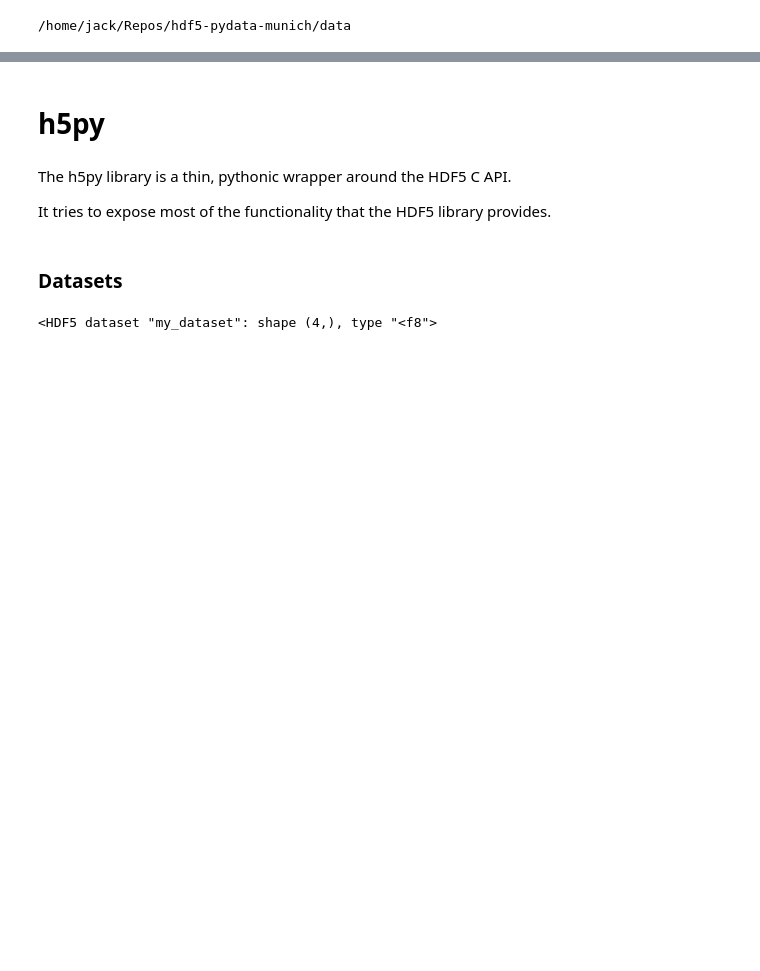
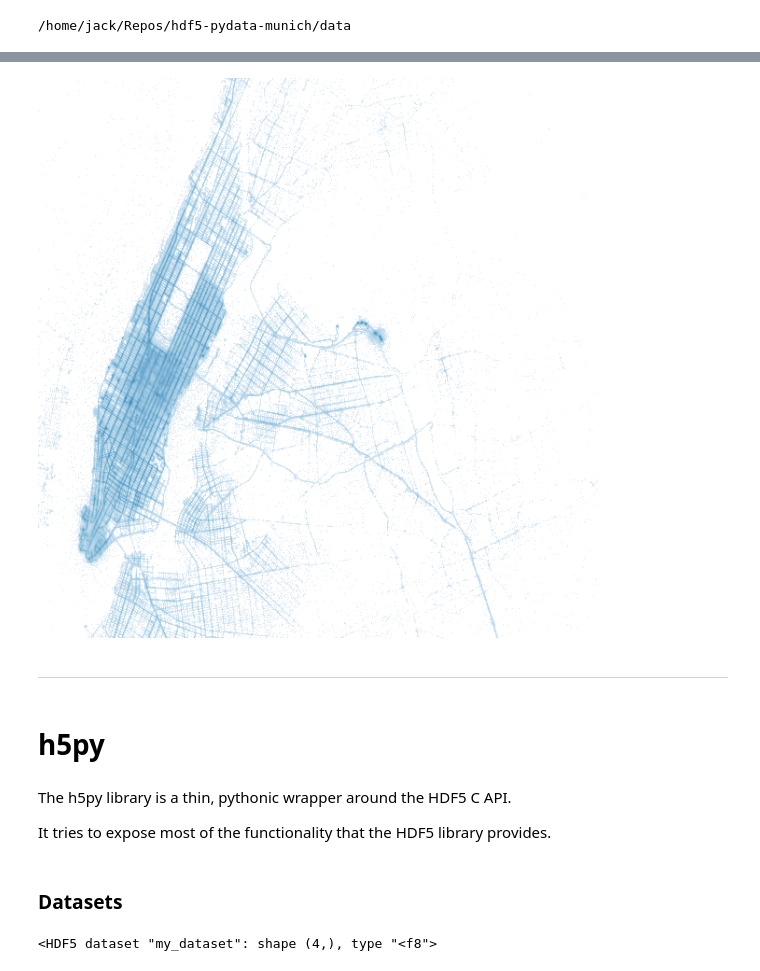
Before and after one commit to jackdbd/hdf5-pydata-munich, a Jupyter notebook: hdf5_in_python.ipynb, the cells around one changed output, grey strips where cells are left out. Drawn from its saved outputs; the diff is of its cells as text; code cells hidden in the pictures; blank space fills up the shorter version.

```diff
--- a/hdf5_in_python.ipynb
+++ b/hdf5_in_python.ipynb
@@ -16,3 +42,6 @@ data_dir = os.path.join(os.getcwd(), 'data')
 print(data_dir)
 # %% [output]
 /home/jack/Repos/hdf5-pydata-munich/data
+# %%
+%%time
+df = pd.read_hdf(path_or_buf='data/NYC-yellow-taxis-january.h5', key='/yellow_2015_01')
@@ -18,0 +55,9 @@ print(data_dir)
+# %%
+# New York City x/y range (meters)
+x_range = (-8242000, -8210000)
+y_range = (4965000, 4990000)
+# %%
+%%time
+cvs = ds.Canvas(plot_width=600, plot_height=600, x_range=x_range, y_range=y_range)
+agg = cvs.points(df, 'pickup_x', 'pickup_y',  ds.count('passenger_count'))
+img = tf.shade(agg, cmap=['#deebf7','#9ecae1','#3182bd'], how='log')
@@ -19,3 +67,9 @@ print(data_dir)
+# %%
+img
+# %% [output]
+[figure, added]
+# %% [markdown]
+---
 # %% [markdown]
 # h5py
 # %% [markdown]
```
Also changed, not shown: parts of 52 cells of this notebook.
